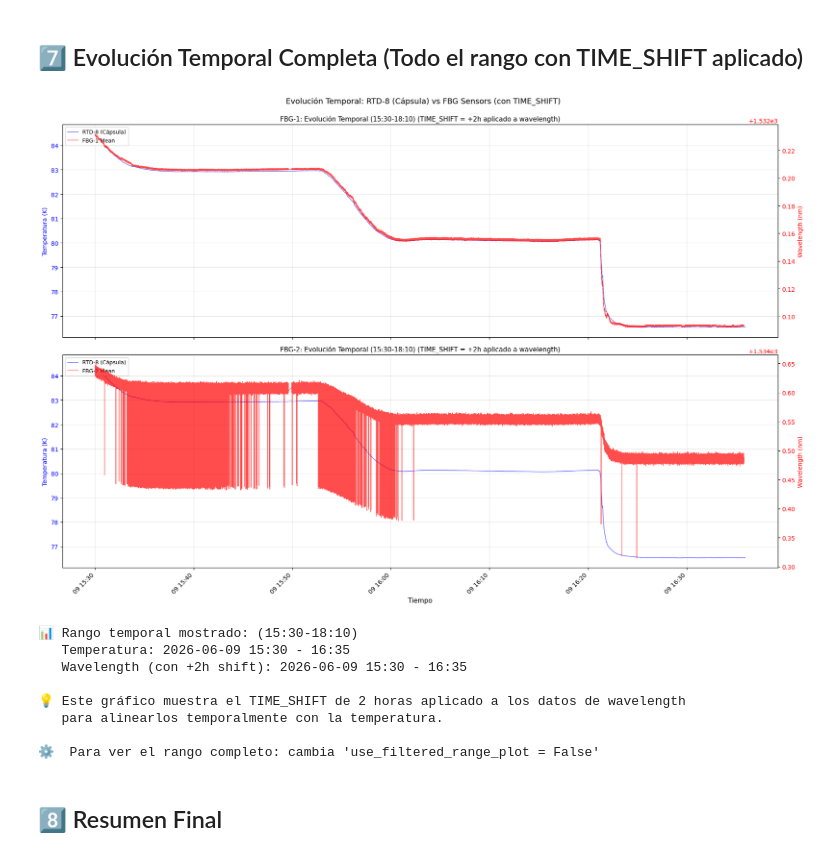
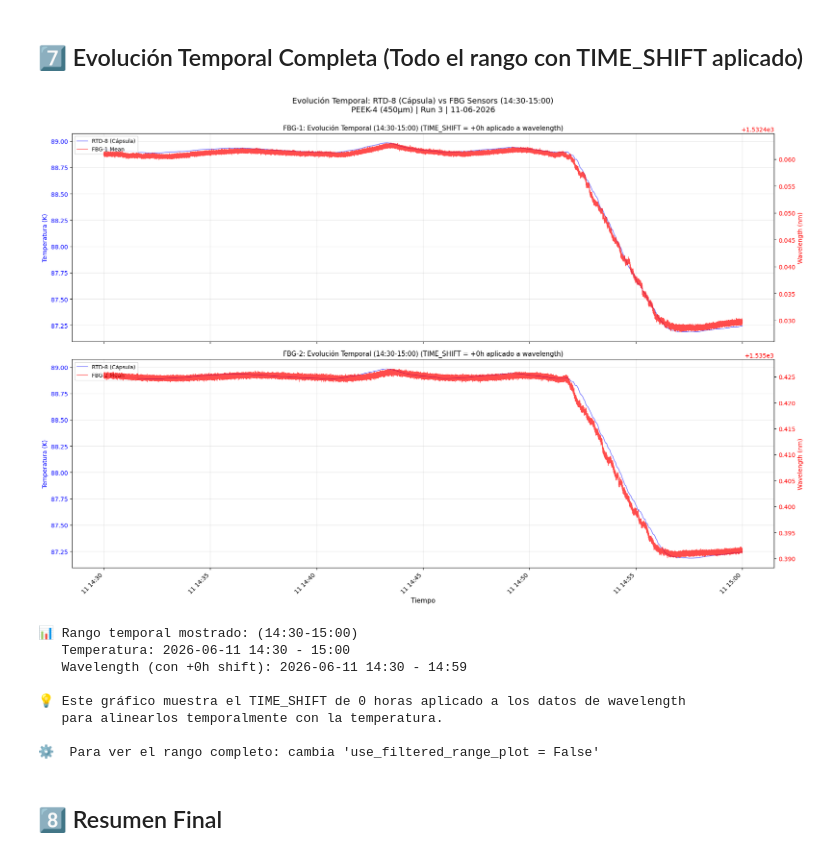
Before and after one commit to garpol/rtd-calibration-ana, a Jupyter notebook: FBG_Sensitivity_Analysis/Analisis_FBG_PEEK4_2sensores_20260611_3.ipynb, the cells around one changed output. Drawn from its saved outputs; the diff is of its cells as text; code cells hidden in the pictures.

```diff
--- a/FBG_Sensitivity_Analysis/Analisis_FBG_PEEK4_2sensores_20260611_3.ipynb
+++ b/FBG_Sensitivity_Analysis/Analisis_FBG_PEEK4_2sensores_20260611_3.ipynb
@@ -621,13 +625,14 @@ Superposición de temperatura y wavelength para identificar visualmente los plat
 # Formato: [("Nombre", "HH:MM", "HH:MM"), ...]
 
 manual_plateaus = [
-    ("Plateau 1", "14:00", "14:11"),
-    ("Plateau 2", "14:22", "14:33"),
-    ("Plateau 3", "14:50", "15:01"),
-    ("Plateau 4", "15:12", "15:23"),
-    ("Plateau 5", "15:40", "15:51"),
-    ("Plateau 6", "16:08", "16:19"),
-    ("Plateau 7", "16:24", "16:35"),
+    ("Plateau 1", "13:49", "13:59"),
+    ("Plateau 2", "14:12", "14:22"),
+    ("Plateau 3", "14:40", "14:50"),
+    ("Plateau 4", "15:10", "15:20"),
+    ("Plateau 5", "15:40", "15:50"),
+    ("Plateau 6", "16:09", "16:19"),
+    ("Plateau 7", "16:52", "17:02"),
+    ("Plateau 8", "17:10", "17:20"),
 ]
 
 # Activar plateaus manuales
@@ -1085,7 +1088,7 @@ for sensor_num in [1, 2]:
 
                 # 3. Plotting with Error Bars
                 ax.errorbar(x, y, xerr=x_err, yerr=y_err, fmt='o', color=config["color"],
-                            ecolor='black', elinewidth=1, markersize=3, capsize=3, label='Plateau Data ($\mu \pm \sigma$)')
+                            ecolor='black', elinewidth=1, markersize=2, capsize=3, label='Plateau Data ($\mu \pm \sigma$)')
 
                 # Plot Regression Line
                 ax.plot(x, slope*x + intercept, color='black', linestyle='--', alpha=0.6,
@@ -1219,7 +1222,7 @@ for sensor_num in [1, 2]:
 
                 # 3. Plotting with Error Bars (Updated Legend to SEM)
                 ax.errorbar(x, y, xerr=x_err, yerr=y_err, fmt='o', color=config["color"],
-                            ecolor='black', elinewidth=1, markersize=3, capsize=3, label='Plateau Data (Mean ± SEM)')
+                            ecolor='black', elinewidth=1, markersize=2, capsize=3, label='Plateau Data (Mean ± SEM)')
 
                 # Plot Regression Line
                 ax.plot(x, slope*x + intercept, color='black', linestyle='--', alpha=0.6,
@@ -1279,8 +1282,8 @@ use_filtered_range_plot = True  # Cambiar a True para filtrar por un rango espec
 if use_filtered_range_plot:
     # Opción B: Definir rango específico para visualización
     # Puedes usar el mismo rango de la Sección 3 o definir uno personalizado
-    t_plot_inicio = datetime.datetime.combine(fecha, datetime.time(15, 30))
-    t_plot_fin = datetime.datetime.combine(fecha, datetime.time(18, 10))
+    t_plot_inicio = datetime.datetime.combine(fecha, datetime.time(14, 30))
+    t_plot_fin = datetime.datetime.combine(fecha, datetime.time(15, 0))
     range_label = f"({t_plot_inicio.strftime('%H:%M')}-{t_plot_fin.strftime('%H:%M')})"
 else:
     # Mostrar todo el rango disponible
@@ -1338,40 +1341,40 @@ for idx, sensor_num in enumerate([1, 2]):
     ax2.tick_params(axis='y', labelcolor='r')
 
     # Leyenda combinada
     lines1, labels1 = ax.get_legend_handles_labels()
     lines2, labels2 = ax2.get_legend_handles_labels()
     ax.legend(lines1 + lines2, labels1 + labels2, loc='upper left', fontsize=9)
 
     ax.set_title(f'FBG-{sensor_num}: Evolución Temporal {range_label} (TIME_SHIFT = +{TIME_SHIFT.total_seconds()/3600:.0f}h aplicado a wavelength)',
                  fontsize=11)
 
 # Configurar eje X solo en el último subplot
 axes[-1].set_xlabel('Tiempo', fontsize=11)
 for label in axes[-1].get_xticklabels():
     label.set_rotation(45)
     label.set_ha('right')
 
-plt.suptitle(f'Evolución Temporal: {rtd_ref_name} vs FBG Sensors (con TIME_SHIFT)',
+plt.suptitle(f'Evolución Temporal: {rtd_ref_name} vs FBG Sensors {range_label}\nPEEK-4 (450µm) | Run 3 | 11-06-2026',
              fontsize=13, y=0.995)
 plt.tight_layout()
 plt.show()
 
 print(f"\n📊 Rango temporal mostrado: {range_label}")
 print(f"   Temperatura: {times_temp_plot[0].strftime('%Y-%m-%d %H:%M')} - {times_temp_plot[-1].strftime('%H:%M')}")
 print(f"   Wavelength (con +{TIME_SHIFT.total_seconds()/3600:.0f}h shift): {times_p_plot[0].strftime('%Y-%m-%d %H:%M')} - {times_p_plot[-1].strftime('%H:%M')}")
 print(f"\n💡 Este gráfico muestra el TIME_SHIFT de {TIME_SHIFT.total_seconds()/3600:.0f} horas aplicado a los datos de wavelength")
 print(f"   para alinearlos temporalmente con la temperatura.")
 if use_filtered_range_plot:
     print(f"\n⚙️  Para ver el rango completo: cambia 'use_filtered_range_plot = False'")
 else:
     print(f"\n⚙️  Para filtrar por rango temporal específico: cambia 'use_filtered_range_plot = True'")
 # %% [output]
-[figure, old version]
+[figure, new version]
-📊 Rango temporal mostrado: (15:30-18:10)
-   Temperatura: 2026-06-09 15:30 - 16:35
-   Wavelength (con +2h shift): 2026-06-09 15:30 - 16:35
+📊 Rango temporal mostrado: (14:30-15:00)
+   Temperatura: 2026-06-11 14:30 - 15:00
+   Wavelength (con +0h shift): 2026-06-11 14:30 - 14:59
 
-💡 Este gráfico muestra el TIME_SHIFT de 2 horas aplicado a los datos de wavelength
+💡 Este gráfico muestra el TIME_SHIFT de 0 horas aplicado a los datos de wavelength
    para alinearlos temporalmente con la temperatura.
 
 ⚙️  Para ver el rango completo: cambia 'use_filtered_range_plot = False'
```
Also changed, not shown: parts of 24 cells of this notebook.
